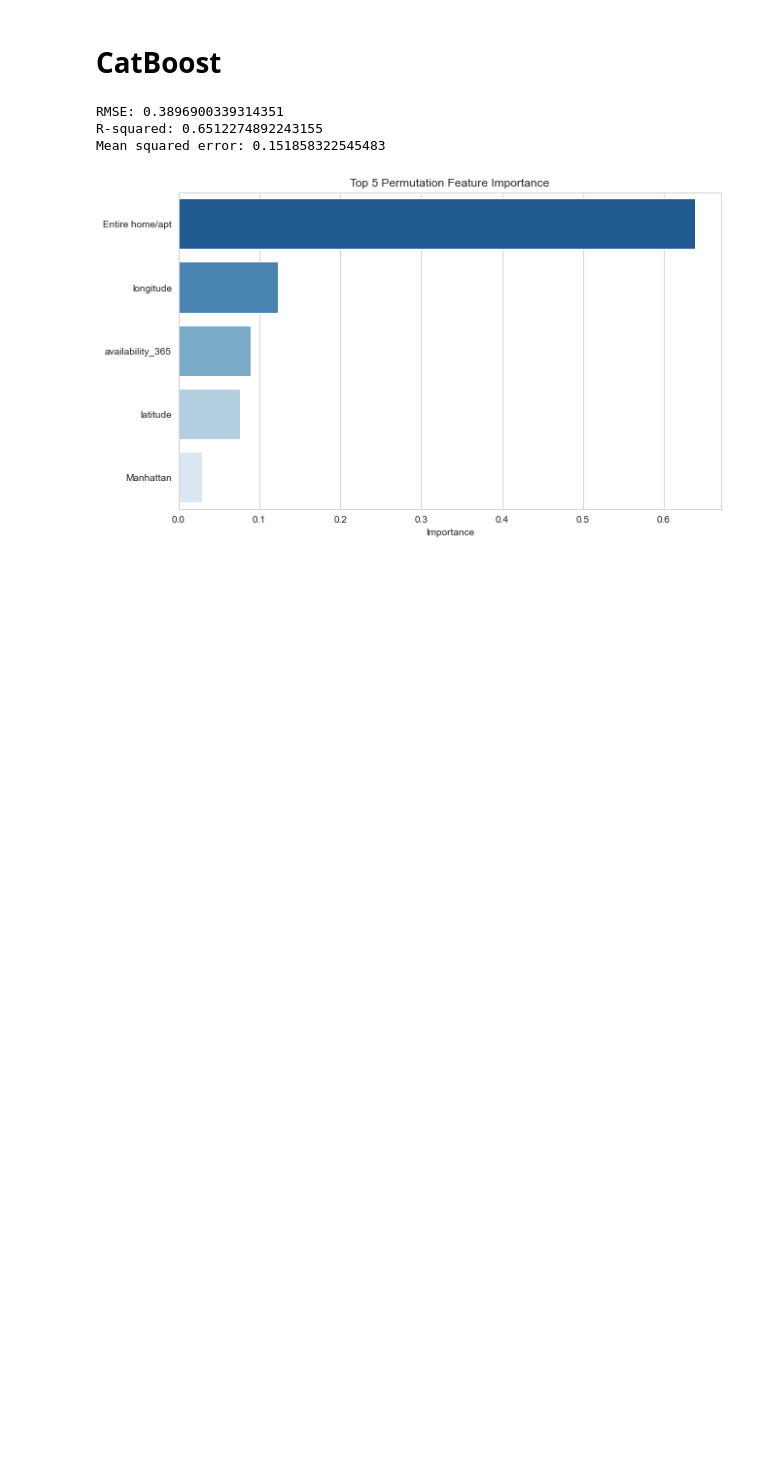
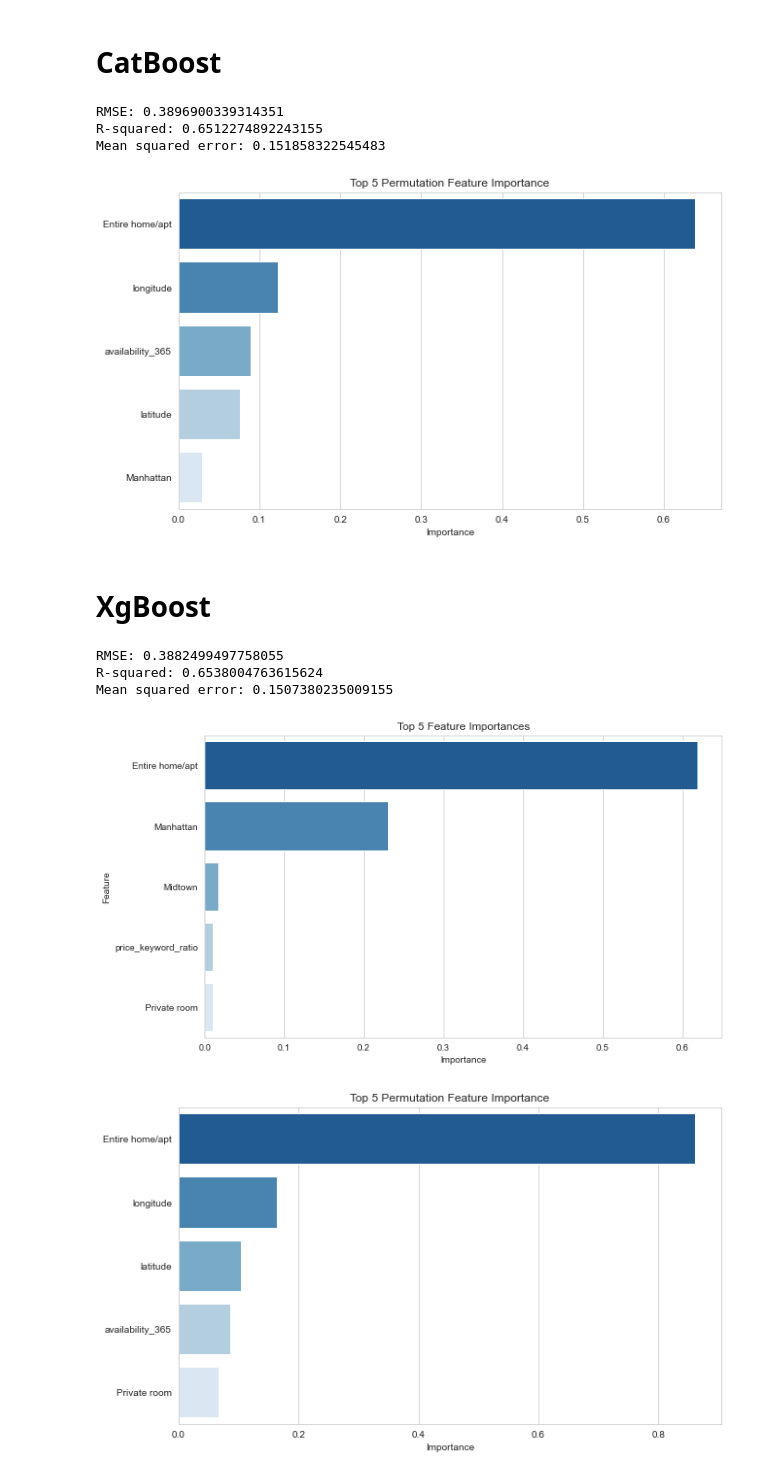
Before and after one commit to yasminahobeika/Decision_Tree_Implementation_From_Scratch, a Jupyter notebook: AirBnb/Models.ipynb, the cells around one changed output. Cells and saved outputs as stored; diff of their text form; code cells hidden in the pictures; blank space fills up the shorter version.

Commit message:
xgboost with hyperparameter tuning

```diff
--- a/AirBnb/Models.ipynb
+++ b/AirBnb/Models.ipynb
@@ -351,3 +352,8 @@ plt.xlabel('Importance')
 plt.show()
 # %% [output]
 [figure]
+# %% [markdown]
+# XgBoost
+# %%
+# Split data into train and test
+X_train, X_test, y_train, y_test = train_test_split(df2[features], target, test_size=0.2, random_state=10)
@@ -353,0 +373,61 @@ plt.show()
+# %%
+# Best hyperparameter we got
+best_model = xgb.XGBRegressor(learning_rate=0.08, max_depth=7, n_estimators=250, random_state=27)
+
+# Fit best model to data
+best_model.fit(X_train, y_train)
+
+# Make predictions on test data
+y_pred = best_model.predict(X_test)
+
+# Evaluate model performance
+mse = mean_squared_error(y_test, y_pred)
+rmse = np.sqrt(mse)
+r2 = r2_score(y_test, y_pred)
+# %%
+print("RMSE:", rmse)
+print("R-squared:", r2)
+print("Mean squared error:", mse)
+# %% [output]
+RMSE: 0.3882499497758055
+R-squared: 0.6538004763615624
+Mean squared error: 0.1507380235009155
+# %%
+# Get feature importances: Traditional way vs permutation importance
+# Method 1
+importances = best_model.feature_importances_
+features = X_train.columns
+
+# Create dataframe of feature importances
+feature_importances = pd.DataFrame({'feature': features, 'importance': importances})
+
+# Sort features by importance
+feature_importances = feature_importances.sort_values('importance', ascending=False)
+
+# Plot feature importances
+sns.set_style('whitegrid')
+plt.figure(figsize=(10, 6))
+sns.barplot(x='importance', y='feature', data=feature_importances.head(5), palette='Blues_r')
+plt.title('Top 5 Feature Importances')
+plt.xlabel('Importance')
+plt.ylabel('Feature')
+plt.show()
+
+# Method 2
+# Compute permutation feature importance
+result = permutation_importance(best_model, X_test, y_test, n_repeats=10, random_state=0)
+
+# Extract feature importances and sort in descending order
+importances = result.importances_mean
+sorted_idx = importances.argsort()[::-1]
+feature_names = X_test.columns
+
+sns.set_style('whitegrid')
+plt.figure(figsize=(10, 6))
+sns.barplot(x=importances[sorted_idx][:5], y=feature_names[sorted_idx][:5], palette='Blues_r')
+plt.title('Top 5 Permutation Feature Importance')
+plt.xlabel('Importance')
+plt.show()
+# %% [output]
+[figure, added]
+[figure, added]
```
Also changed, not shown: parts of 6 cells of this notebook.
